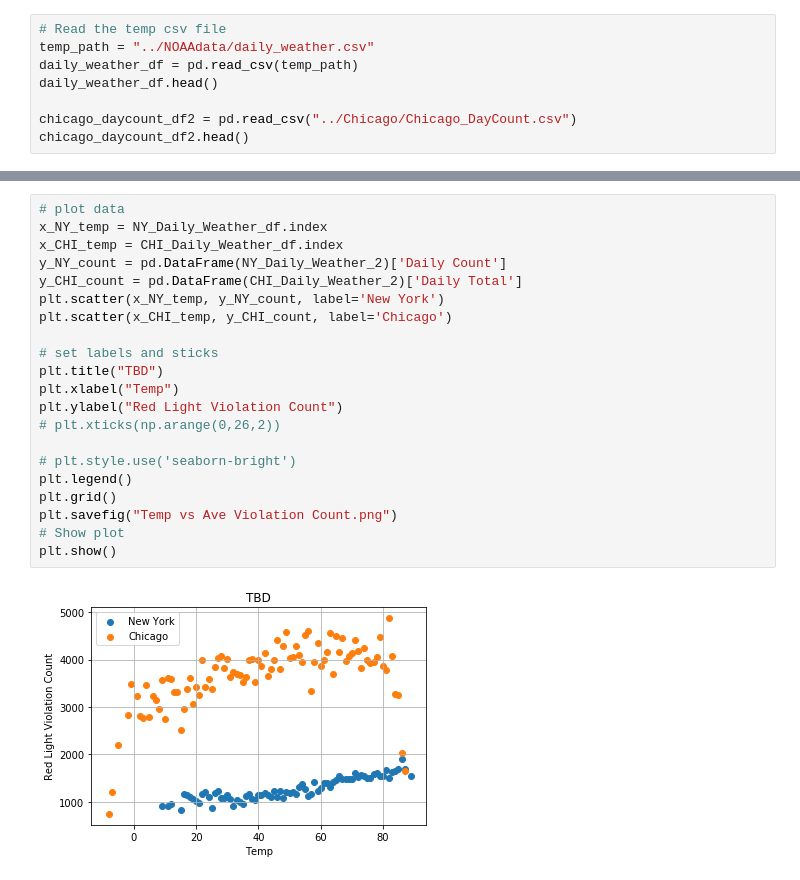
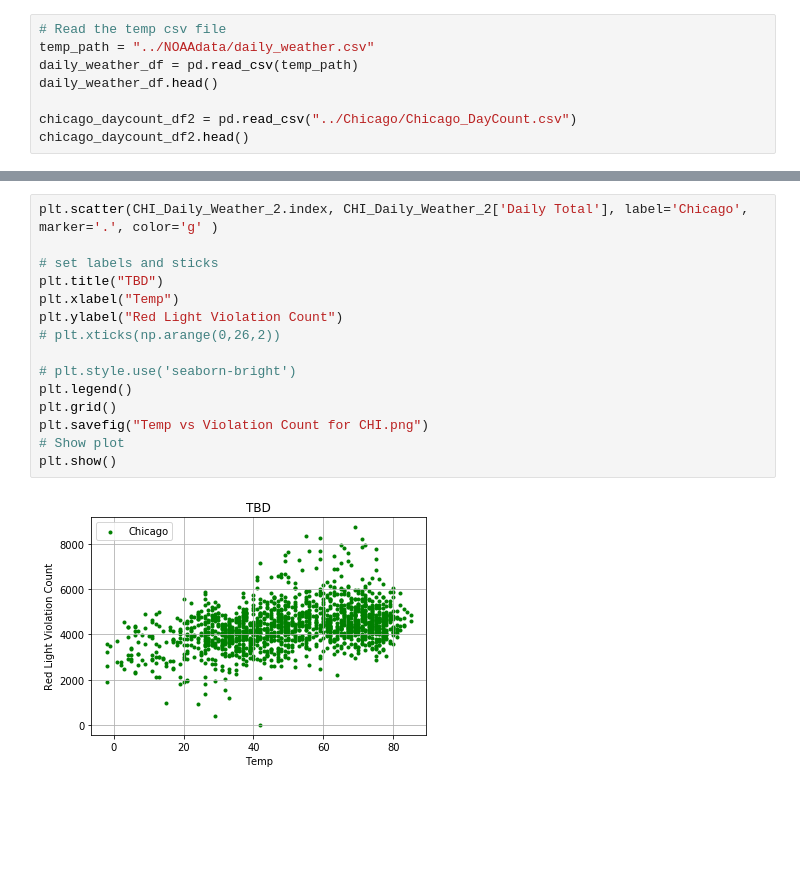
Before and after one commit to junyang42/Project_1, a Jupyter notebook: Summary/Summary.ipynb, the cells around one changed output, grey strips where cells are left out. Cells and saved outputs as stored; diff of their text form; blank space fills up the shorter version.

```diff
--- a/Summary/Summary.ipynb
+++ b/Summary/Summary.ipynb
@@ -187,23 +279,17 @@ plt.show()
 # %%
-# plot data
-x_NY_temp = NY_Daily_Weather_df.index
-x_CHI_temp = CHI_Daily_Weather_df.index
-y_NY_count = pd.DataFrame(NY_Daily_Weather_2)['Daily Count']
-y_CHI_count = pd.DataFrame(CHI_Daily_Weather_2)['Daily Total']
-plt.scatter(x_NY_temp, y_NY_count, label='New York')
-plt.scatter(x_CHI_temp, y_CHI_count, label='Chicago')
+plt.scatter(CHI_Daily_Weather_2.index, CHI_Daily_Weather_2['Daily Total'], label='Chicago', marker='.', color='g' )
 
 # set labels and sticks
 plt.title("TBD")
 plt.xlabel("Temp")
 plt.ylabel("Red Light Violation Count")
 # plt.xticks(np.arange(0,26,2))
 
 # plt.style.use('seaborn-bright')
 plt.legend()
 plt.grid()
-plt.savefig("Temp vs Ave Violation Count.png")
+plt.savefig("Temp vs Violation Count for CHI.png")
 # Show plot
 plt.show()
 # %% [output]
-[figure, old version]
+[figure, new version]
```
Also changed, not shown: parts of 18 cells of this notebook, 9 other files.
